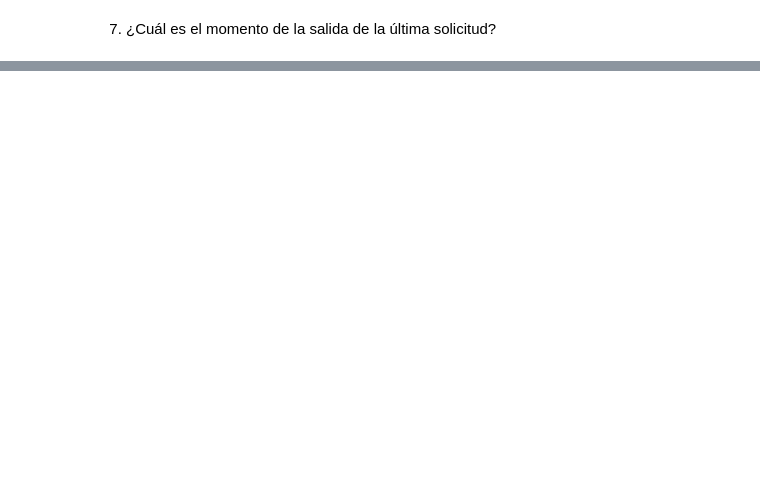
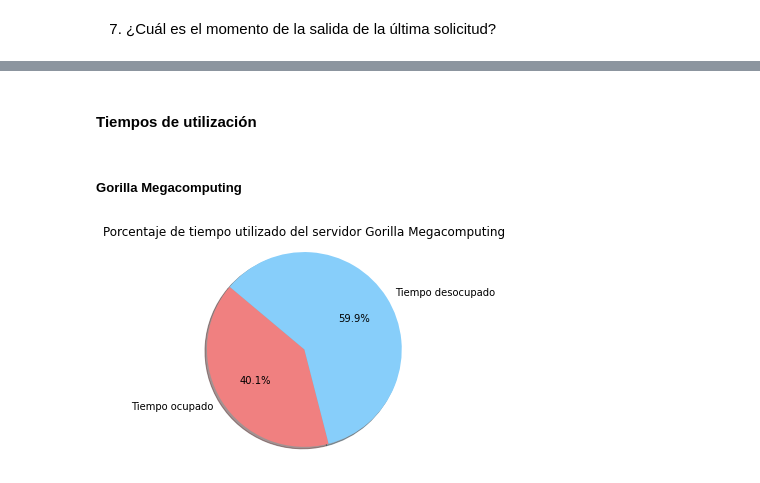
Before and after one commit to OJP98/Mini-proyecto-3-Modelos-y-Simulcacion, a Jupyter notebook: Simulacion_Miniproyecto3.ipynb, the cells around one changed output, grey strips where cells are left out. Drawn from its saved outputs; the diff is of its cells as text; code cells hidden in the pictures; blank space fills up the shorter version.

```diff
--- a/Simulacion_Miniproyecto3.ipynb
+++ b/Simulacion_Miniproyecto3.ipynb
@@ -139,7 +185,9 @@ llegadas, salidas, llegadasCola, salidasCola, cola,Tp=simularServer(LambdaExpone
 # %%
 # Print de resultados finales
-print('LOS RESULTADOS FINALES SON:\n\n')
-print(f'LARGO LLEGADAS: {len(llegadas)} \nLARGO SALIDAS: {len(salidas)} \nLargo de cola: {len(cola)}')
+print('LOS RESULTADOS FINALES SON:\n')
+server = registro[0]
+llegadas = server['llegadas']
+print(f'LARGO LLEGADAS: {len(llegadas)} \nLARGO DE COLA: {len(cola)}')
 # %% [output]
 LOS RESULTADOS FINALES SON:
 
@@ -161,5 +208,14 @@ print(f'{len(llegadas)} solicitudes en total')
 # %%
 # Obtenemos una sumatoria de las diferencias entre cada instante que el servidor
 # atendió y terminó una solicitud.
-print(f'{TiempoEntreArreglos(llegadas, salidas)} segundos')
+
+salidas = server['salidas']
+llegadasList = []
+salidasList = []
+for id in registro[0]['llegadas'].keys():
+  llegadasList.append(llegadas[id])
+  salidasList.append(salidas[id])
+
+tiempoOcupadoG1 = round(TiempoEntreArreglos(llegadasList, salidasList), 3)
+print(f'El Servidor estuvo ocupado {tiempoOcupadoG1} segundos')
 # %% [output]
@@ -174,0 +225,3 @@ print(f'{TiempoServidorIdle(llegadas, salidas)} segundos')
+# %%
+tiempoDesocupadoG1 = round(abs(TiempoServidorIdle(llegadasList, salidasList)), 3)
+print(f'El Servidor estuvo desocupado {tiempoDesocupadoG1} segundos')
@@ -211,0 +281,3 @@ print(T+Tp)
+# %%
+tiempoCorridaG1 = round(ultimoInstante, 3)
+print(tiempoCorridaG1)
@@ -739,0 +778,20 @@ Aspectos a tomar en cuenta:
+# %% [markdown]
+#### Tiempos de utilización
+# %% [markdown]
+##### Gorilla Megacomputing
+# %%
+porcentajeOcupado = (tiempoOcupadoG1*100)/tiempoCorridaG1
+porcentajeDesocupado = (tiempoDesocupadoG1*100)/tiempoCorridaG1
+
+labels = 'Tiempo ocupado', 'Tiempo desocupado'
+sizes = [porcentajeOcupado, porcentajeDesocupado]
+colors = ['lightcoral', 'lightskyblue']
+
+plt.pie(sizes, labels=labels, colors=colors,
+        autopct='%1.1f%%', shadow=True, startangle=140)
+
+plt.axis('equal')
+plt.title('Porcentaje de tiempo utilizado del servidor Gorilla Megacomputing')
+plt.show()
+# %% [output]
+[figure, added]
```
Also changed, not shown: parts of 136 cells of this notebook.
